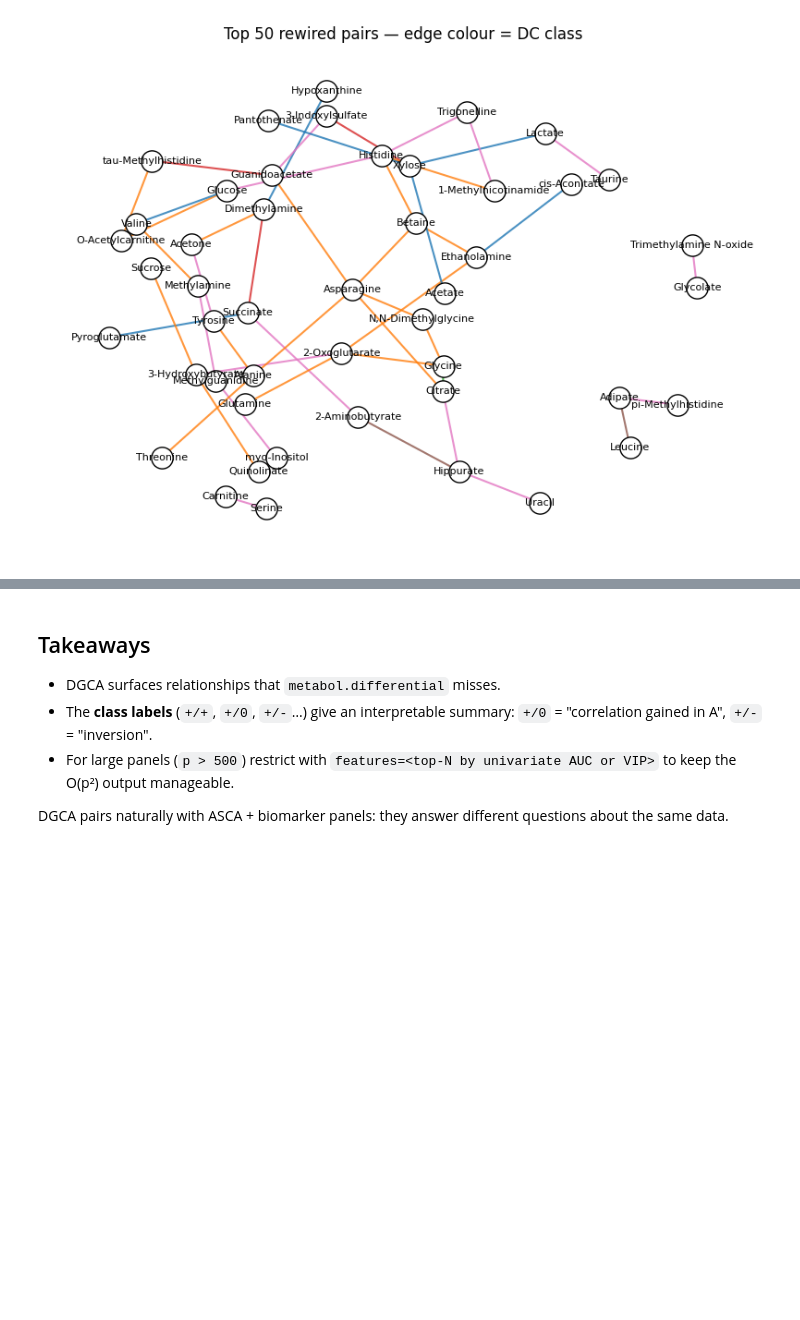
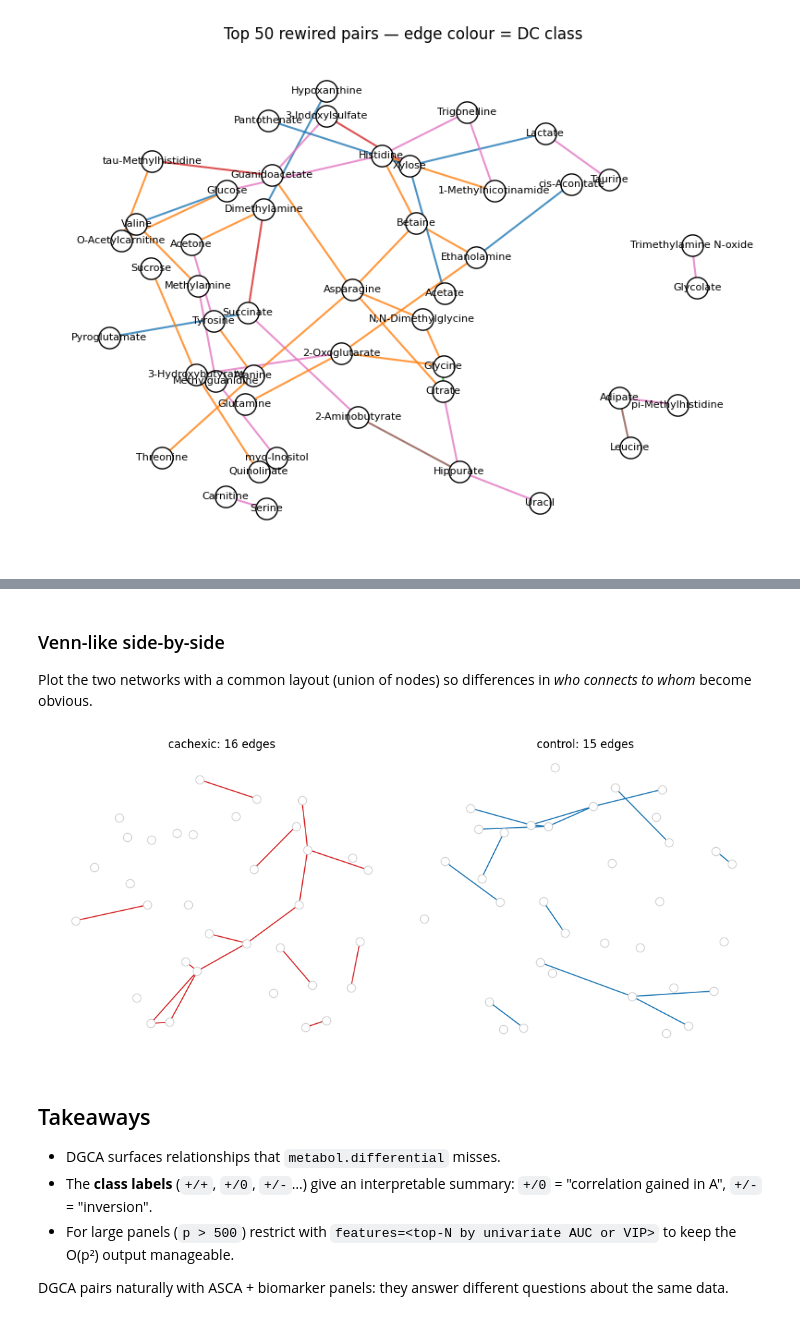
Before and after one commit to DBinary/omicverse-tutorials, a Jupyter notebook: docs/Tutorials-metabol/t_metabol_09_dgca.ipynb, the cells around one changed output, grey strips where cells are left out. Cells and saved outputs as stored; diff of their text form; code cells hidden in the pictures; blank space fills up the shorter version.

```diff
--- a/docs/Tutorials-metabol/t_metabol_09_dgca.ipynb
+++ b/docs/Tutorials-metabol/t_metabol_09_dgca.ipynb
@@ -195,3 +257,37 @@ plt.show()
+# %% [markdown]
+### Venn-like side-by-side
+
+Plot the two networks with a common layout (union of nodes) so
+differences in *who connects to whom* become obvious.
+# %%
+import networkx as nx
+
+all_nodes = list(set(edges_ca['feature_a']) | set(edges_ca['feature_b'])
+                 | set(edges_ct['feature_a']) | set(edges_ct['feature_b']))
+Gu = nx.Graph()
+Gu.add_nodes_from(all_nodes)
+for df in (edges_ca, edges_ct):
+    for _, r in df.iterrows():
+        Gu.add_edge(r['feature_a'], r['feature_b'])
+pos = nx.spring_layout(Gu, seed=0, k=0.6)
+
+fig, axes = plt.subplots(1, 2, figsize=(11, 5))
+for ax, edges, title, colour in zip(
+        axes, [edges_ca, edges_ct],
+        ['cachexic', 'control'],
+        ['C3', 'C0']):
+    G = nx.from_pandas_edgelist(edges,
+                                 source='feature_a', target='feature_b',
+                                 edge_attr='r')
+    nx.draw_networkx_nodes(Gu, pos, node_size=80,
+                            node_color='white', edgecolors='lightgray', ax=ax)
+    nx.draw_networkx_edges(G, pos, edge_color=colour, width=1.2, ax=ax)
+    ax.set_title(f'{title}: {G.number_of_edges()} edges')
+    ax.axis('off')
+fig.tight_layout()
+plt.show()
+# %% [output]
+[figure, added]
 # %% [markdown]
 ## Takeaways
 
```
Also changed, not shown: parts of 4 cells of this notebook, 5 other files.
